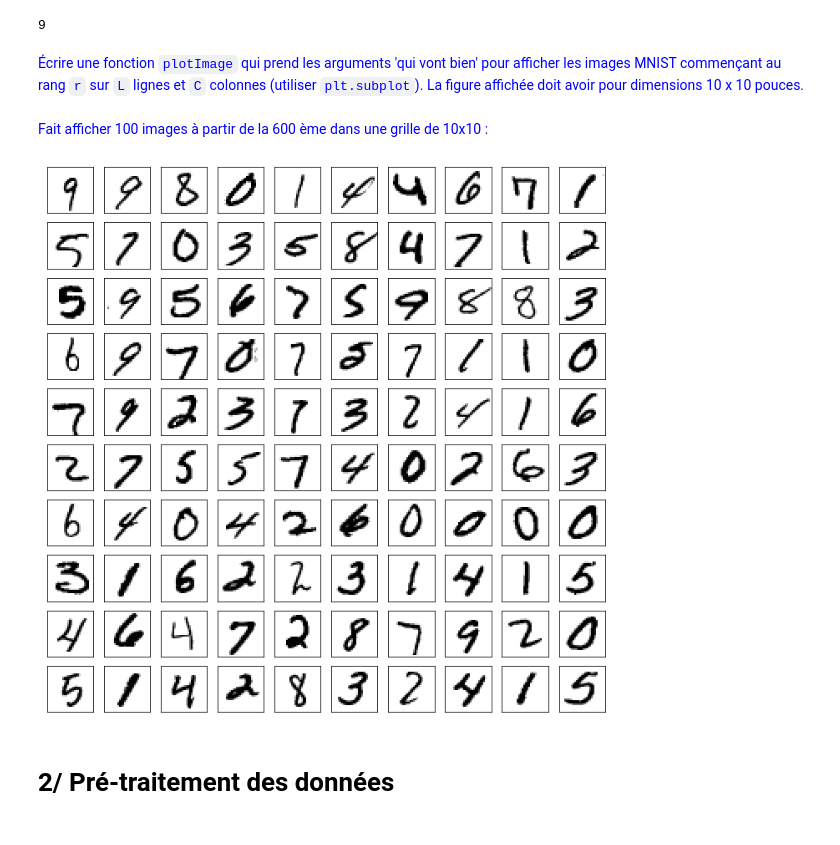
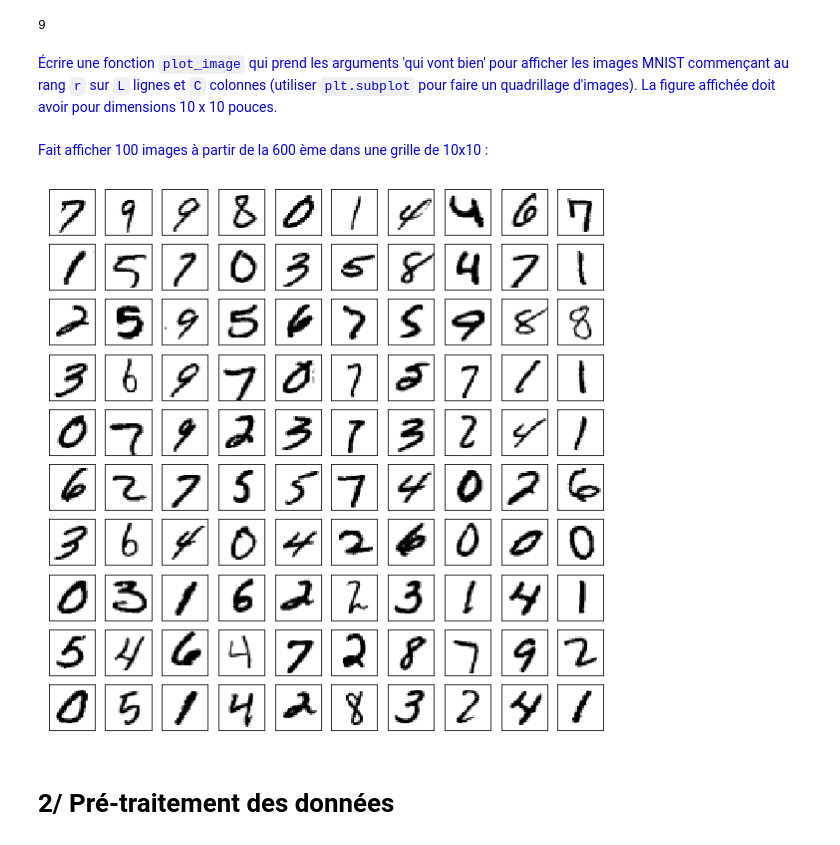
Before and after one commit to cjlux/Machine-Learning-MNIST, a Jupyter notebook: TP_MNIS_Keras_dense-soluce.ipynb, the cells around one changed output. Cells and saved outputs as stored; diff of their text form; code cells hidden in the pictures.

```diff
--- a/TP_MNIS_Keras_dense-soluce.ipynb
+++ b/TP_MNIS_Keras_dense-soluce.ipynb
@@ -196,10 +181,10 @@ etiq_train[600]
 # %% [output]
 9
 # %% [markdown]
-<span style="color:blue;font-family:arial">Écrire une fonction `plotImage` qui prend les arguments 'qui vont bien' pour afficher les images MNIST commençant au rang `r` sur `L` lignes et `C` colonnes (utiliser `plt.subplot`). La figure affichée doit avoir pour dimensions 10 x 10 pouces.
+<span style="color:blue;font-family:arial">Écrire une fonction `plot_image` qui prend les arguments 'qui vont bien' pour afficher les images MNIST commençant au rang `r` sur `L` lignes et `C` colonnes (utiliser `plt.subplot` pour faire un quadrillage d'images). La figure affichée doit avoir pour dimensions 10 x 10 pouces.
 # %%
 def plot_image(r,L,C):
-    plt.figure(figsize=(12,12))
+    plt.figure(figsize=(10,10))
     for i in range(L*C):
         plt.subplot(L, C, i+1)
         plt.imshow(image_train[r+i],cmap='binary', interpolation='none')
@@ -208,9 +193,9 @@ def plot_image(r,L,C):
 # %% [markdown]
 <span style="color:blue;font-family:arial">Fait afficher 100 images à partir de la 600 ème dans une grille de 10x10 : </span>
 # %%
-plot_image(600, 10, 10)
+plot_image(599, 10, 10)
 # %% [output]
-[figure, old version]
+[figure, new version]
 # %% [markdown]
 # 2/ Pré-traitement des données
 # %% [markdown]
```
Also changed, not shown: parts of 48 cells of this notebook, 11 other files.
